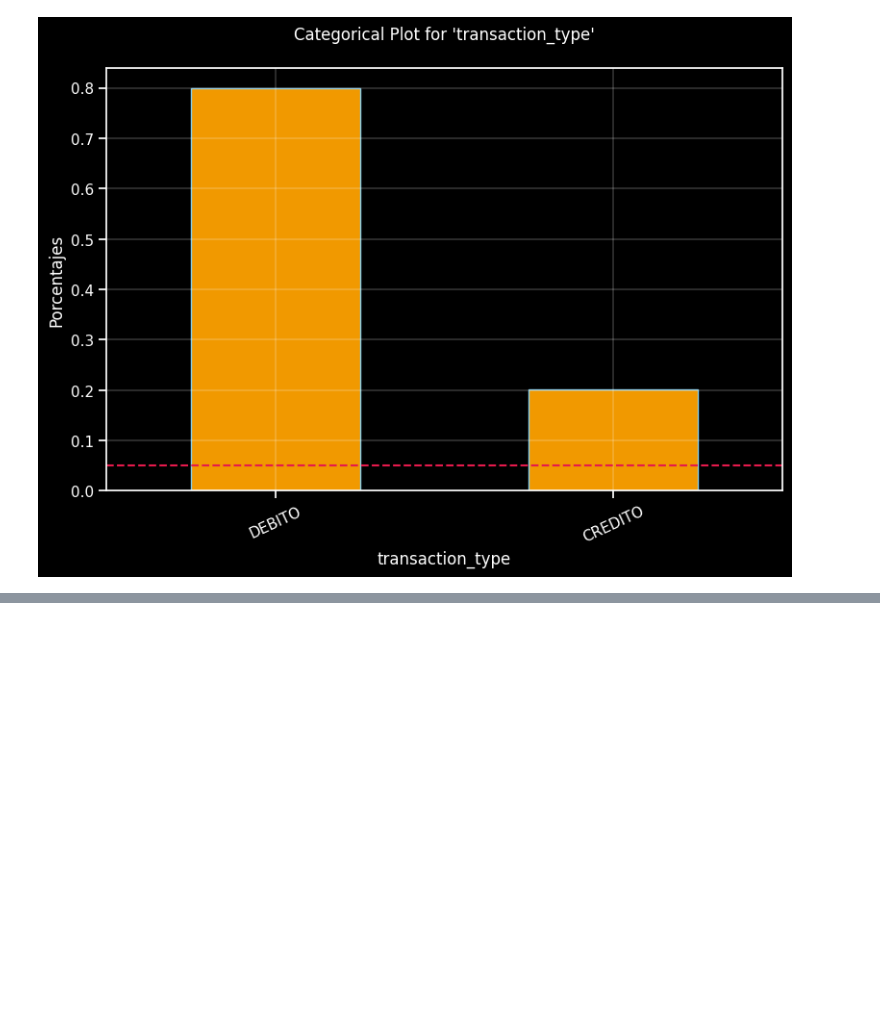
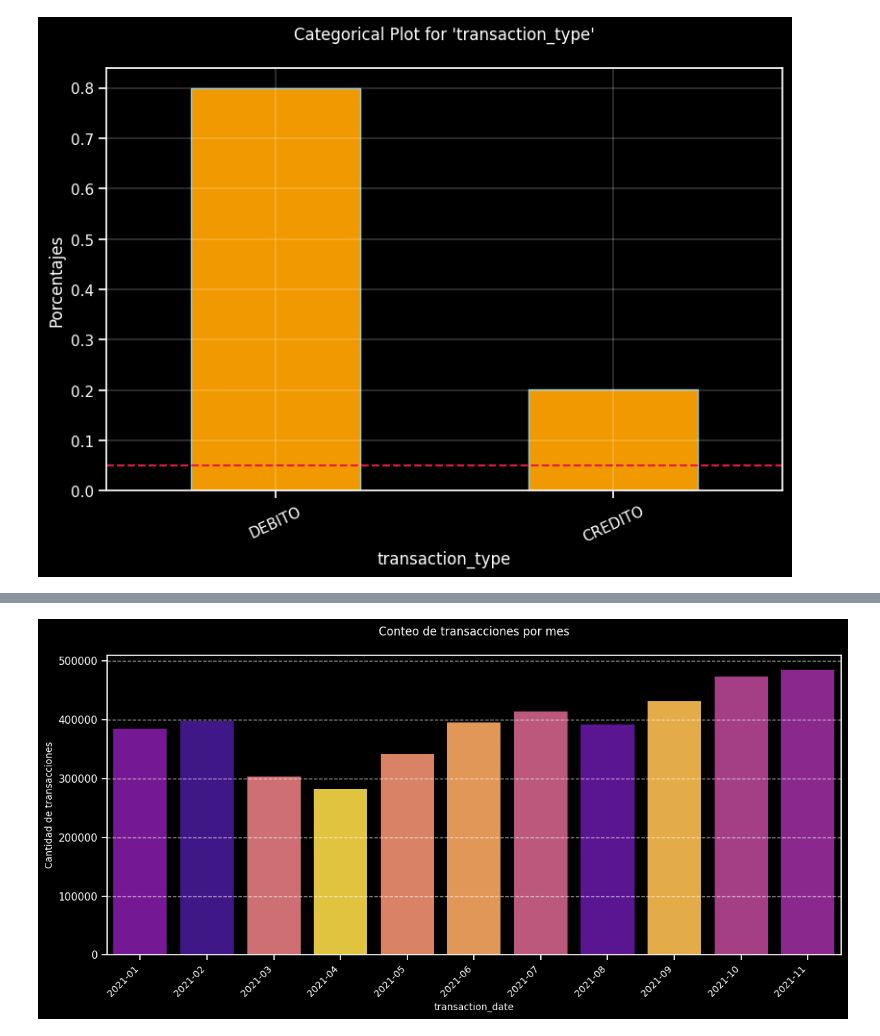
Before and after one commit to jorge-robledo11/Transacciones-Nequi, a Jupyter notebook: src/notebooks/03_eda.ipynb, the cells around one changed output, grey strips where cells are left out. Saved outputs shown, nothing was run; the diff lists cells and outputs as text; code cells hidden in the pictures; blank space fills up the shorter version.

```diff
--- a/src/notebooks/03_eda.ipynb
+++ b/src/notebooks/03_eda.ipynb
@@ -113,0 +107,28 @@ categoricals_hue_target(
+# %%
+# Ordenar las fechas en orden cronológico
+data['transaction_month'] = data['transaction_date'].dt.to_period('M')
+sorted_months = data['transaction_month'].sort_values().unique()
+
+# Crear un gráfico countplot para los meses ordenados
+plt.figure(figsize=(12, 6))
+sns.countplot(
+    data=data,
+    x='transaction_month',
+    hue='transaction_month',
+    palette='plasma',
+    order=sorted_months,
+    dodge=False
+)
+
+# Configurar etiquetas y título
+plt.xlabel('transaction_date', fontsize=10)
+plt.ylabel('Cantidad de transacciones', fontsize=10)
+plt.title('Conteo de transacciones por mes\n', fontsize=12)
+plt.xticks(rotation=45, ha='right', fontsize=10)
+plt.grid(axis='y', linestyle='--', alpha=0.7)
+
+# Mostrar el gráfico
+plt.tight_layout()
+plt.show()
+# %% [output]
+[figure, added]
```
Also changed, not shown: parts of 6 cells of this notebook, 4 other files.
